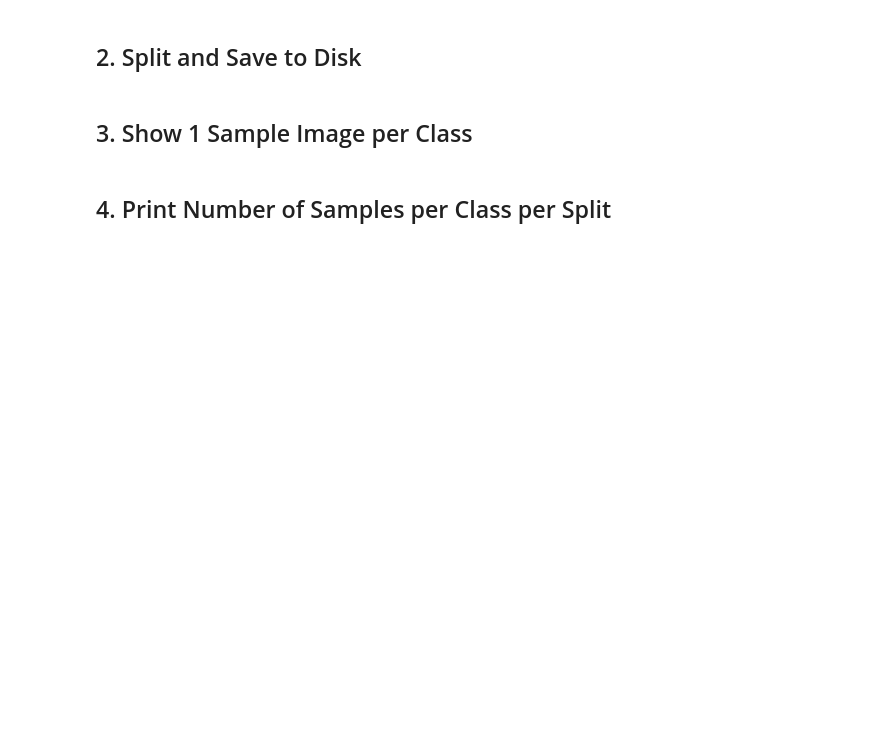
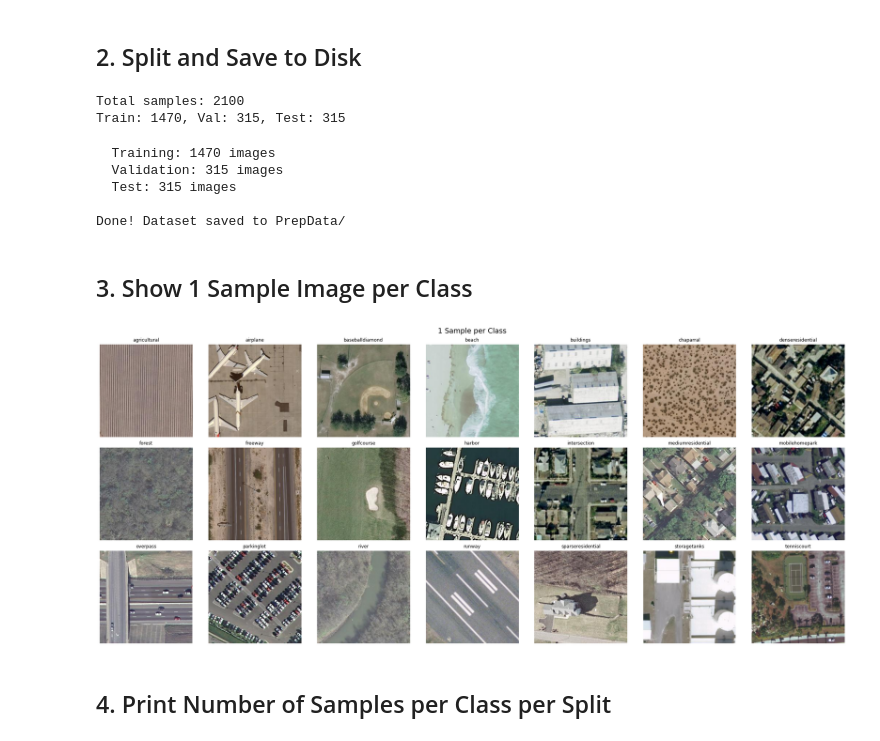
Before and after one commit to andreasranzmaier/GAI4_course, a Jupyter notebook: HW_1/00_PrepData.ipynb, the cells around one changed output. Drawn from its saved outputs; the diff is of its cells as text; code cells hidden in the pictures; blank space fills up the shorter version.

```diff
--- a/HW_1/00_PrepData.ipynb
+++ b/HW_1/00_PrepData.ipynb
@@ -15,7 +15,7 @@
 from datasets import load_dataset
 
 # TODO: Load the UC Merced dataset (1 line)
-UC_Merced = load_dataset(___)
+UC_Merced = load_dataset("blanchon/UC_Merced")
 
 print(UC_Merced)
 print(f"\nClass names: {UC_Merced['train'].features['label'].names}")
@@ -45,14 +55,17 @@ print(f"Total samples: {len(all_images)}")
 # TODO: Split into 70% train, 15% val, 15% test (stratified)
 # Step 1: Split into train (70%) and temp (30%)
 train_imgs, temp_imgs, train_labels, temp_labels = train_test_split(
-    all_images, all_labels, test_size=___, stratify=all_labels, random_state=42
+    all_images, all_labels, test_size=0.3, stratify=all_labels, random_state=42
 )
 # Step 2: Split temp into val (50% of 30% = 15%) and test (50% of 30% = 15%)
 val_imgs, test_imgs, val_labels, test_labels = train_test_split(
-    temp_imgs, temp_labels, test_size=___, stratify=temp_labels, random_state=42
+    temp_imgs, temp_labels, test_size=0.5, stratify=temp_labels, random_state=42
 )
 
 print(f"Train: {len(train_imgs)}, Val: {len(val_imgs)}, Test: {len(test_imgs)}")
+# %% [output]
+Total samples: 2100
+Train: 1470, Val: 315, Test: 315
 # %%
 # Save images to disk in ImageFolder format (provided — just run this cell)
 splits = {
@@ -73,31 +86,39 @@ for split_name, (images, labels) in splits.items():
     print(f"  {split_name}: {len(images)} images")
 
 print("\nDone! Dataset saved to PrepData/")
+# %% [output]
+  Training: 1470 images
+  Validation: 315 images
+  Test: 315 images
+
+Done! Dataset saved to PrepData/
 # %% [markdown]
 ## 3. Show 1 Sample Image per Class
 # %%
 import matplotlib.pyplot as plt
 from torchvision import datasets
 
 train_ds = datasets.ImageFolder("PrepData/Training")
 
 # TODO: Create a grid of subplots to show 1 image per class
 # Hint: 3 rows x 7 cols = 21 slots, one for each class
-fig, axes = plt.subplots(___, ___, figsize=(21, 9))
+fig, axes = plt.subplots(3, 7, figsize=(21, 9))
 axes = axes.flatten()
 
 for cls_idx, cls_name in enumerate(train_ds.classes):
     # Find first image of this class
     sample_idx = train_ds.targets.index(cls_idx)
     img, _ = train_ds[sample_idx]
 
     axes[cls_idx].imshow(img)
     axes[cls_idx].set_title(cls_name, fontsize=9)
     axes[cls_idx].axis('off')
 
 plt.suptitle("1 Sample per Class", fontsize=14)
 plt.tight_layout()
 plt.show()
+# %% [output]
+[figure, added]
 # %% [markdown]
 ## 4. Print Number of Samples per Class per Split
 # %%
```
Also changed, not shown: parts of 2 cells of this notebook, 5 other files.
